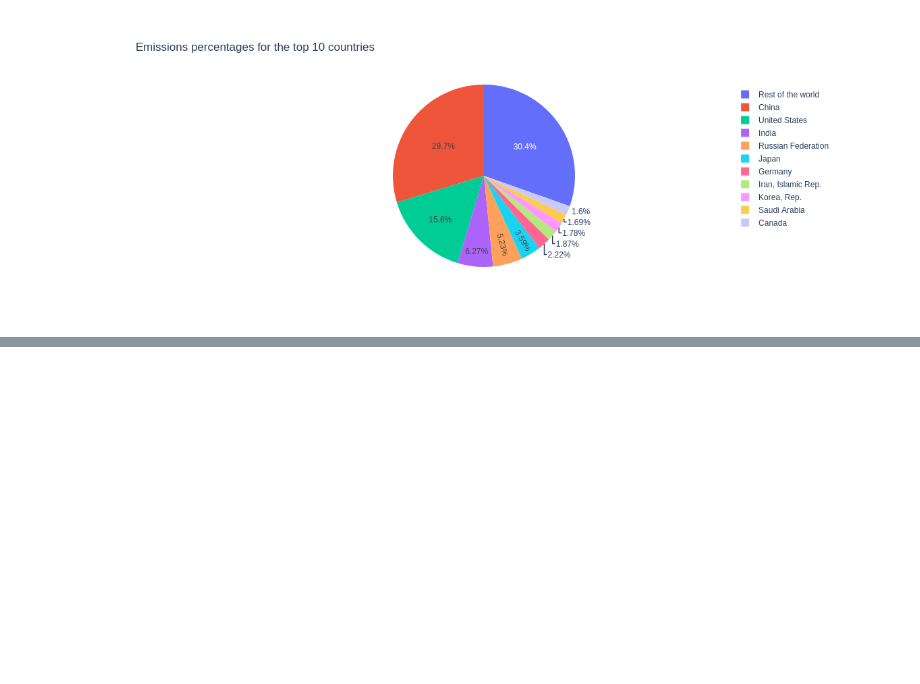
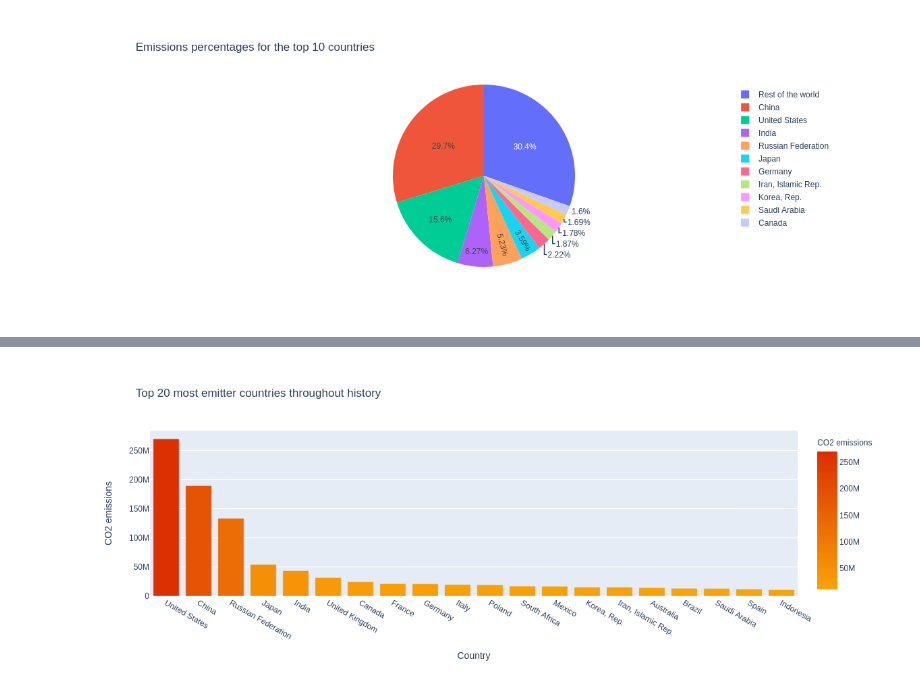
Before and after one commit to Reslan-Tinawi/Who-is-responsible-for-climate-change, a Jupyter notebook: who-is-responsible-for-climate-change.ipynb, the cells around one changed output, grey strips where cells are left out. Drawn from its saved outputs; the diff is of its cells as text; code cells hidden in the pictures; blank space fills up the shorter version.

Commit message:
Add most emitters throughout history chart.

```diff
--- a/who-is-responsible-for-climate-change.ipynb
+++ b/who-is-responsible-for-climate-change.ipynb
@@ -474,0 +492,21 @@ save_figure(fig, fig_name)
+# %%
+temp_df = (
+    time_series_df.groupby(by="Country")
+    .agg({"co2 emissions": "sum"})
+    .reset_index()
+    .sort_values(by="co2 emissions", ascending=False)
+)
+# %%
+fig = px.bar(
+    data_frame=temp_df[:20],
+    x="Country",
+    y="co2 emissions",
+    color="co2 emissions",
+    color_continuous_scale=["#FAA307", "#DC2F02"],
+    labels={"co2 emissions": "CO2 emissions"},
+    title="Top 20 most emitter countries throughout history",
+)
+
+fig.show()
+# %% [output]
+[figure, added]
```
Also changed, not shown: parts of 8 cells of this notebook, 1 other file.
